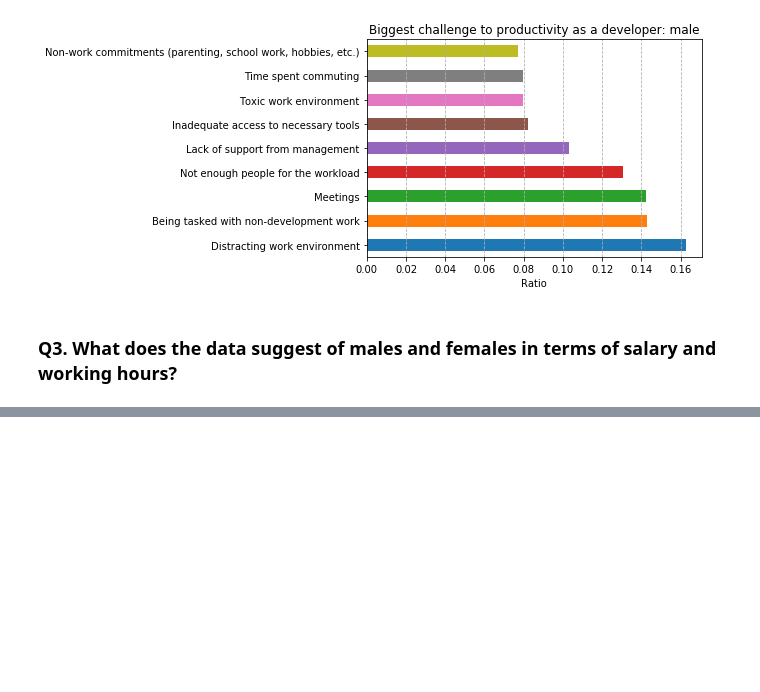
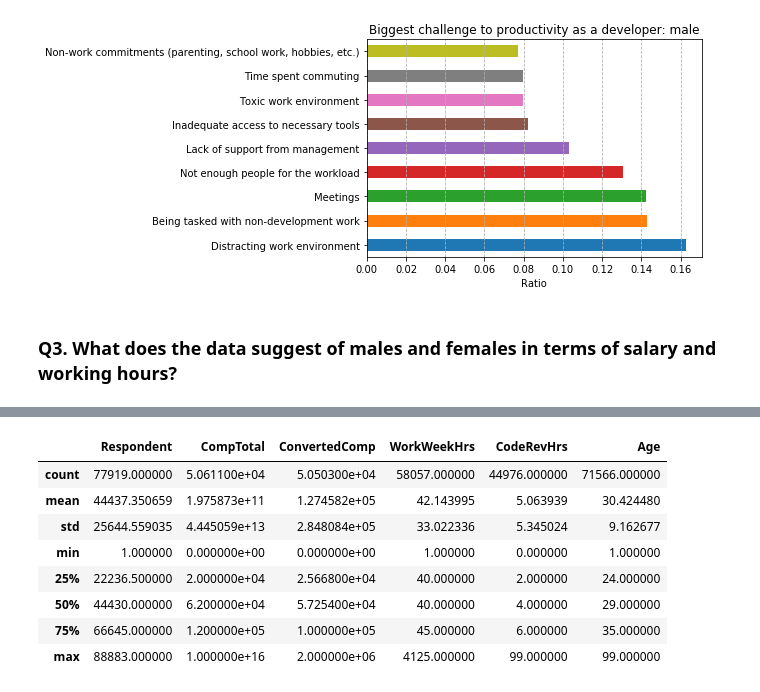
Before and after one commit to Lamasheg/stackoverflow_survey_2019, a Jupyter notebook: stackoverflow_survey.ipynb, the cells around one changed output, grey strips where cells are left out. Cells and saved outputs as stored; diff of their text form; code cells hidden in the pictures; blank space fills up the shorter version.

```diff
--- a/stackoverflow_survey.ipynb
+++ b/stackoverflow_survey.ipynb
@@ -638,0 +357,12 @@ df.head()
+# %%
+men_df.describe()
+# %% [output]
+|  | Respondent | CompTotal | ConvertedComp | WorkWeekHrs | CodeRevHrs | Age |
+| count | 77919.000000 | 5.061100e+04 | 5.050300e+04 | 58057.000000 | 44976.000000 | 71566.000000 |
+| mean | 44437.350659 | 1.975873e+11 | 1.274582e+05 | 42.143995 | 5.063939 | 30.424480 |
+| std | 25644.559035 | 4.445059e+13 | 2.848084e+05 | 33.022336 | 5.345024 | 9.162677 |
+| min | 1.000000 | 0.000000e+00 | 0.000000e+00 | 1.000000 | 0.000000 | 1.000000 |
+| 25% | 22236.500000 | 2.000000e+04 | 2.566800e+04 | 40.000000 | 2.000000 | 24.000000 |
+| 50% | 44430.000000 | 6.200000e+04 | 5.725400e+04 | 40.000000 | 4.000000 | 29.000000 |
+| 75% | 66645.000000 | 1.200000e+05 | 1.000000e+05 | 45.000000 | 6.000000 | 35.000000 |
+| max | 88883.000000 | 1.000000e+16 | 2.000000e+06 | 4125.000000 | 99.000000 | 99.000000 |
```
Also changed, not shown: parts of 49 cells of this notebook.
